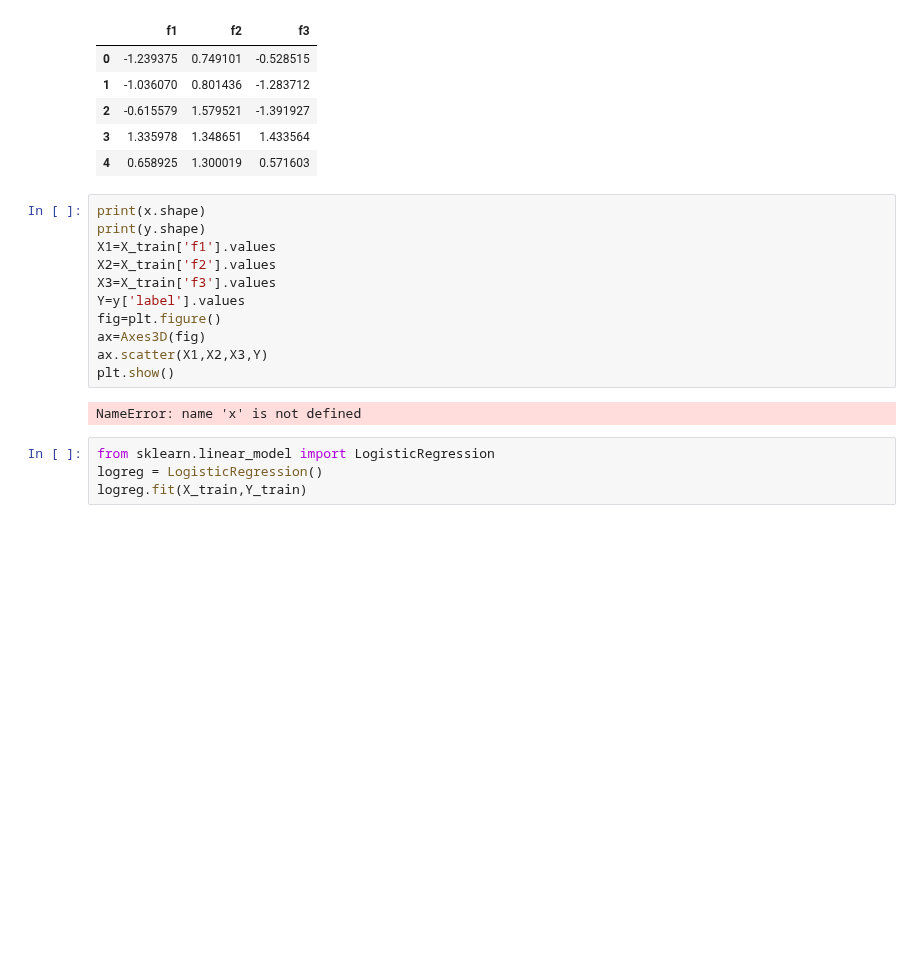
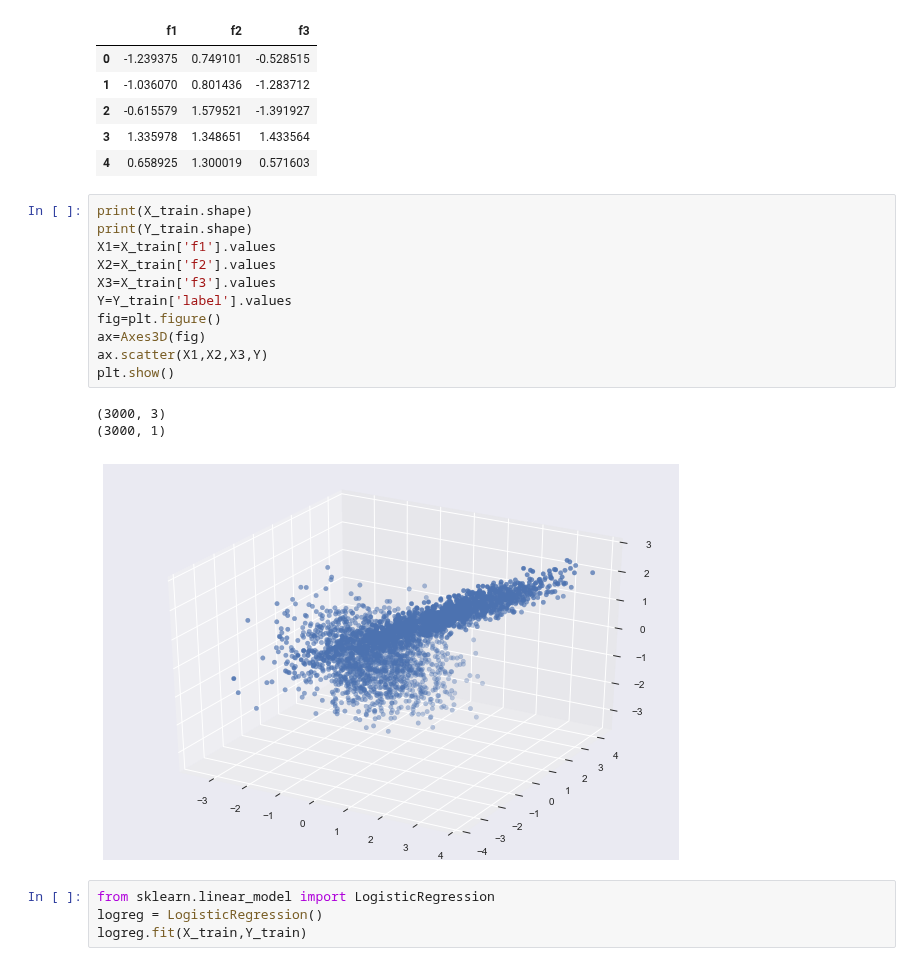
Before and after one commit to Naveen1006/AI-Mafia---Machine-Learning, a Jupyter notebook: Logistic Regression/Chemical Segregation.ipynb, the cells around one changed output. Cells and saved outputs as stored; diff of their text form; blank space fills up the shorter version.

```diff
--- a/Logistic Regression/Chemical Segregation.ipynb
+++ b/Logistic Regression/Chemical Segregation.ipynb
@@ -21,18 +21,20 @@ X_train.head()
 | 3 | 1.335978 | 1.348651 | 1.433564 |
 | 4 | 0.658925 | 1.300019 | 0.571603 |
 # %%
-print(x.shape)
-print(y.shape)
+print(X_train.shape)
+print(Y_train.shape)
 X1=X_train['f1'].values
 X2=X_train['f2'].values
 X3=X_train['f3'].values
-Y=y['label'].values
+Y=Y_train['label'].values
 fig=plt.figure()
 ax=Axes3D(fig)
 ax.scatter(X1,X2,X3,Y)
 plt.show()
 # %% [output]
-NameError: name 'x' is not defined
+(3000, 3)
+(3000, 1)
+[figure, added]
 # %%
 from sklearn.linear_model import LogisticRegression
 logreg = LogisticRegression()
```
